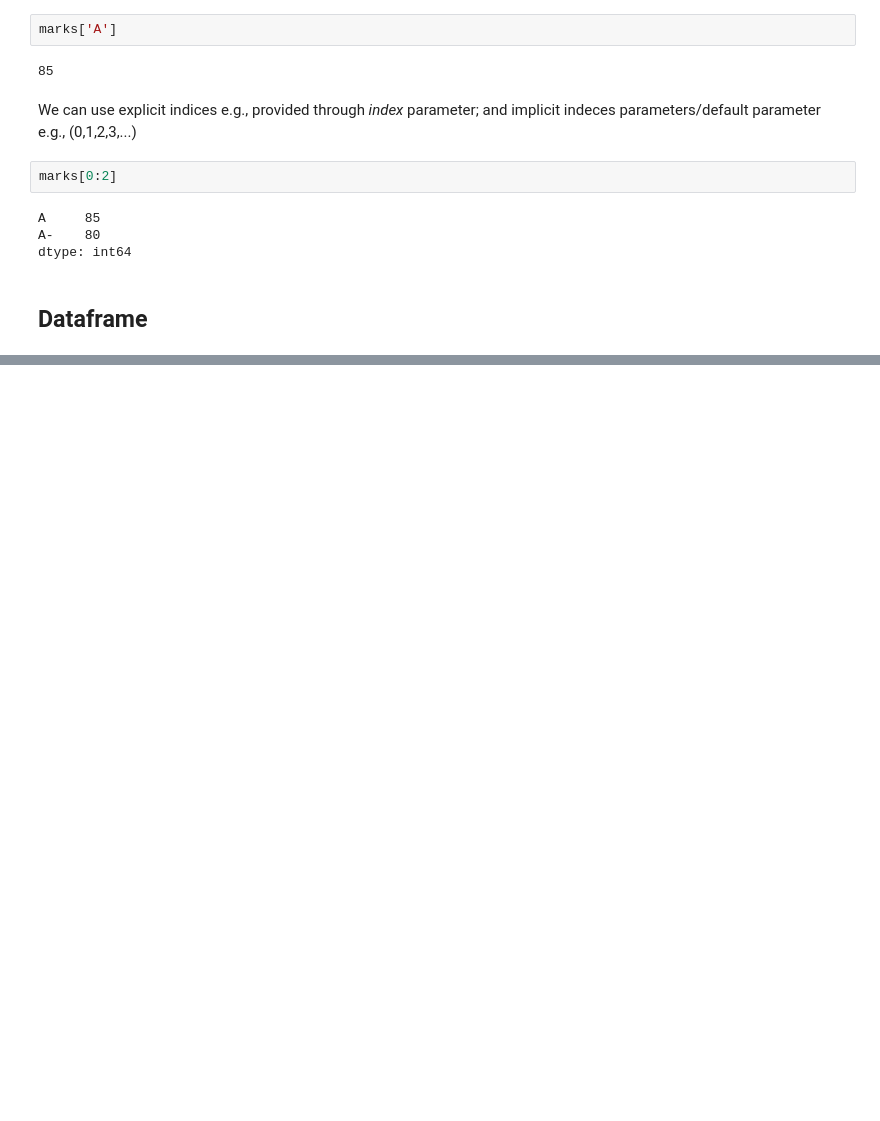
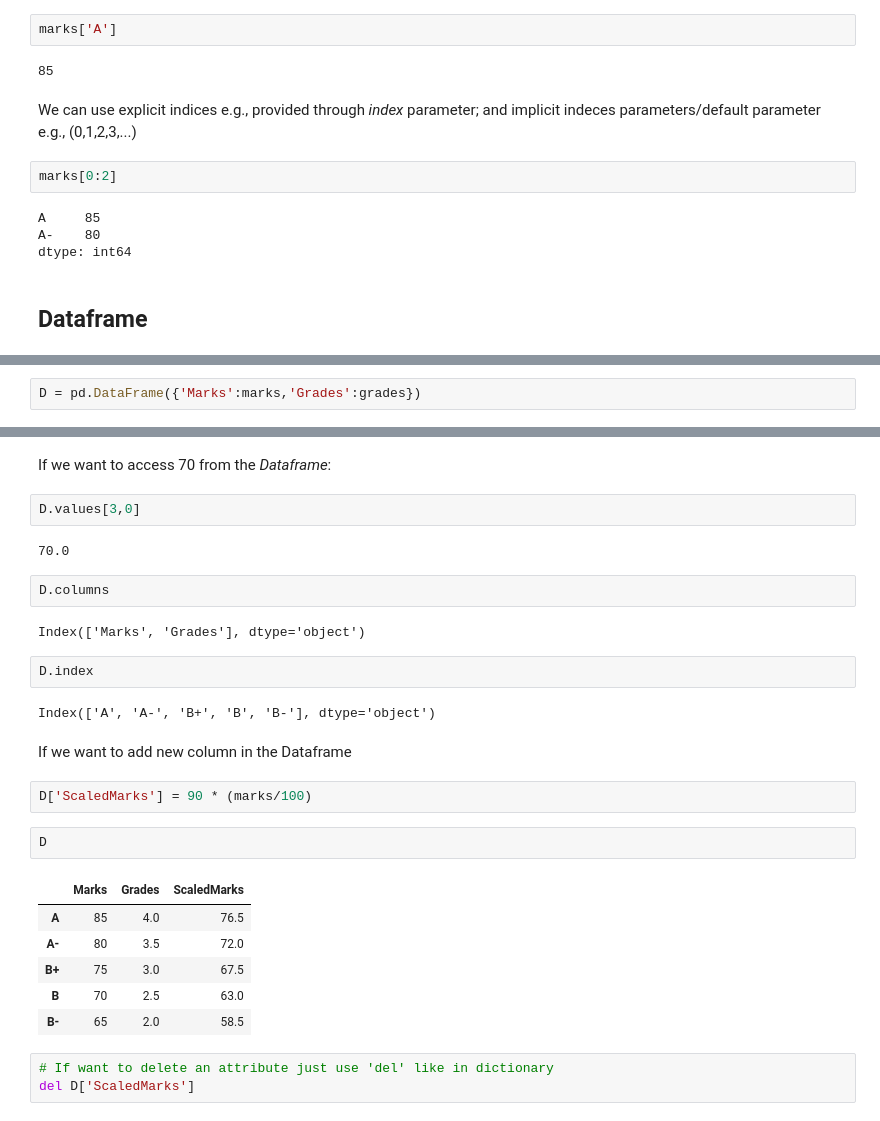
Before and after one commit to DaudAhmad0303/Python-for-data-science-practice, a Jupyter notebook: Step Into Data Science.ipynb, the cells around one changed output, grey strips where cells are left out. Saved outputs shown, nothing was run; the diff lists cells and outputs as text; blank space fills up the shorter version.

```diff
--- a/Step Into Data Science.ipynb
+++ b/Step Into Data Science.ipynb
@@ -761,0 +780,2 @@ dtype: int64
+# %%
+D = pd.DataFrame({'Marks':marks,'Grades':grades})
@@ -761,0 +805,30 @@ dtype: int64
+# %% [markdown]
+If we want to access 70 from the *Dataframe*:
+# %%
+D.values[3,0]
+# %% [output]
+70.0
+# %%
+D.columns
+# %% [output]
+Index(['Marks', 'Grades'], dtype='object')
+# %%
+D.index
+# %% [output]
+Index(['A', 'A-', 'B+', 'B', 'B-'], dtype='object')
+# %% [markdown]
+If we want to add new column in the Dataframe
+# %%
+D['ScaledMarks'] = 90 * (marks/100)
+# %%
+D
+# %% [output]
+|  | Marks | Grades | ScaledMarks |
+| A | 85 | 4.0 | 76.5 |
+| A- | 80 | 3.5 | 72.0 |
+| B+ | 75 | 3.0 | 67.5 |
+| B | 70 | 2.5 | 63.0 |
+| B- | 65 | 2.0 | 58.5 |
+# %%
+# If want to delete an attribute just use 'del' like in dictionary
+del D['ScaledMarks']
```
Also changed, not shown: parts of 36 cells of this notebook.
